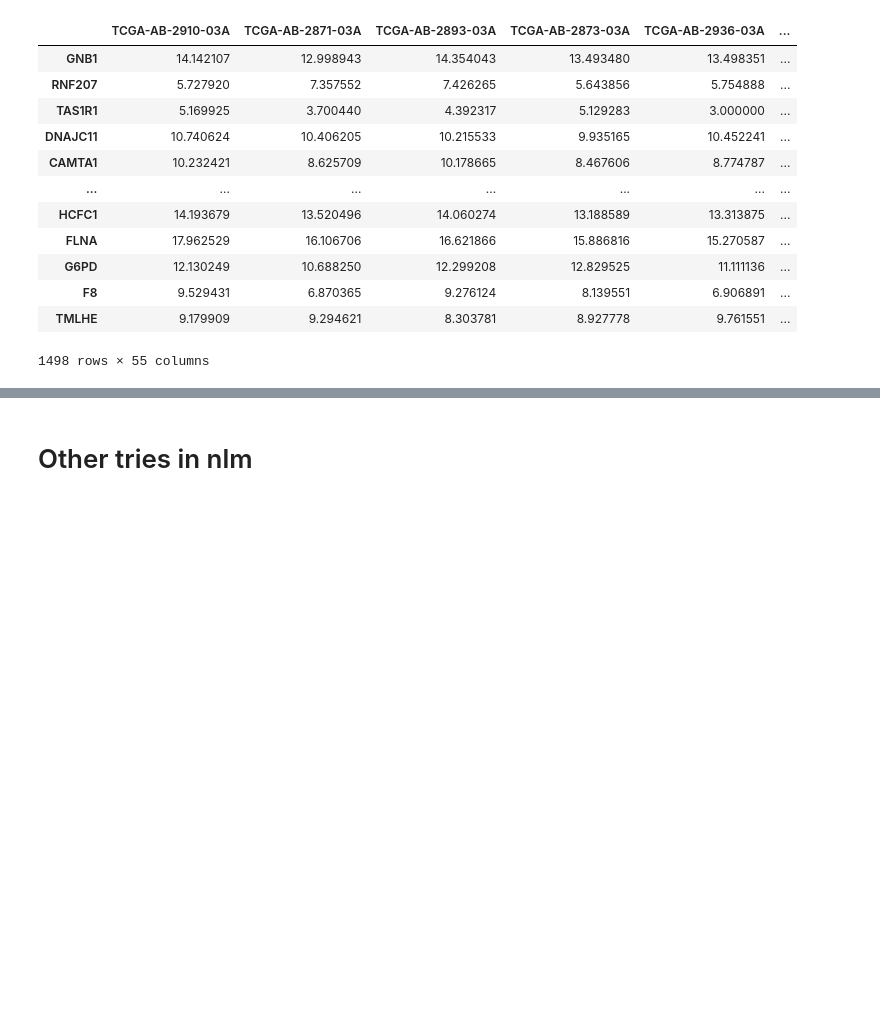
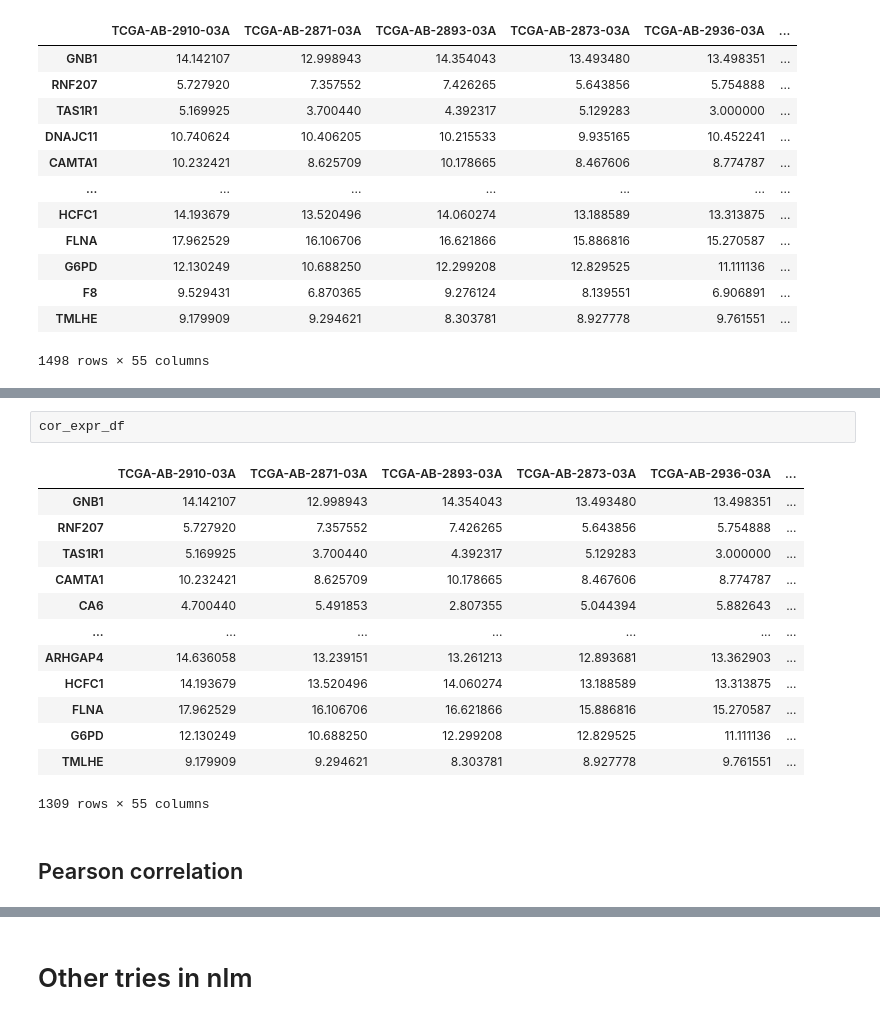
Before and after one commit to lateNighter/multiomics, a Jupyter notebook: Gene_group_identification.ipynb, the cells around one changed output, grey strips where cells are left out. Drawn from its saved outputs; the diff is of its cells as text; blank space fills up the shorter version.

```diff
--- a/Gene_group_identification.ipynb
+++ b/Gene_group_identification.ipynb
@@ -820,0 +549,18 @@ Required-by:
+# %%
+cor_expr_df
+# %% [output]
+|  | TCGA-AB-2910-03A | TCGA-AB-2871-03A | TCGA-AB-2893-03A | TCGA-AB-2873-03A | TCGA-AB-2936-03A | ... |
+| GNB1 | 14.142107 | 12.998943 | 14.354043 | 13.493480 | 13.498351 | ... |
+| RNF207 | 5.727920 | 7.357552 | 7.426265 | 5.643856 | 5.754888 | ... |
+| TAS1R1 | 5.169925 | 3.700440 | 4.392317 | 5.129283 | 3.000000 | ... |
+| CAMTA1 | 10.232421 | 8.625709 | 10.178665 | 8.467606 | 8.774787 | ... |
+| CA6 | 4.700440 | 5.491853 | 2.807355 | 5.044394 | 5.882643 | ... |
+| ... | ... | ... | ... | ... | ... | ... |
+| ARHGAP4 | 14.636058 | 13.239151 | 13.261213 | 12.893681 | 13.362903 | ... |
+| HCFC1 | 14.193679 | 13.520496 | 14.060274 | 13.188589 | 13.313875 | ... |
+| FLNA | 17.962529 | 16.106706 | 16.621866 | 15.886816 | 15.270587 | ... |
+| G6PD | 12.130249 | 10.688250 | 12.299208 | 12.829525 | 11.111136 | ... |
+| TMLHE | 9.179909 | 9.294621 | 8.303781 | 8.927778 | 9.761551 | ... |
+1309 rows × 55 columns
+# %% [markdown]
+## Pearson correlation
```
Also changed, not shown: parts of 105 cells of this notebook.
